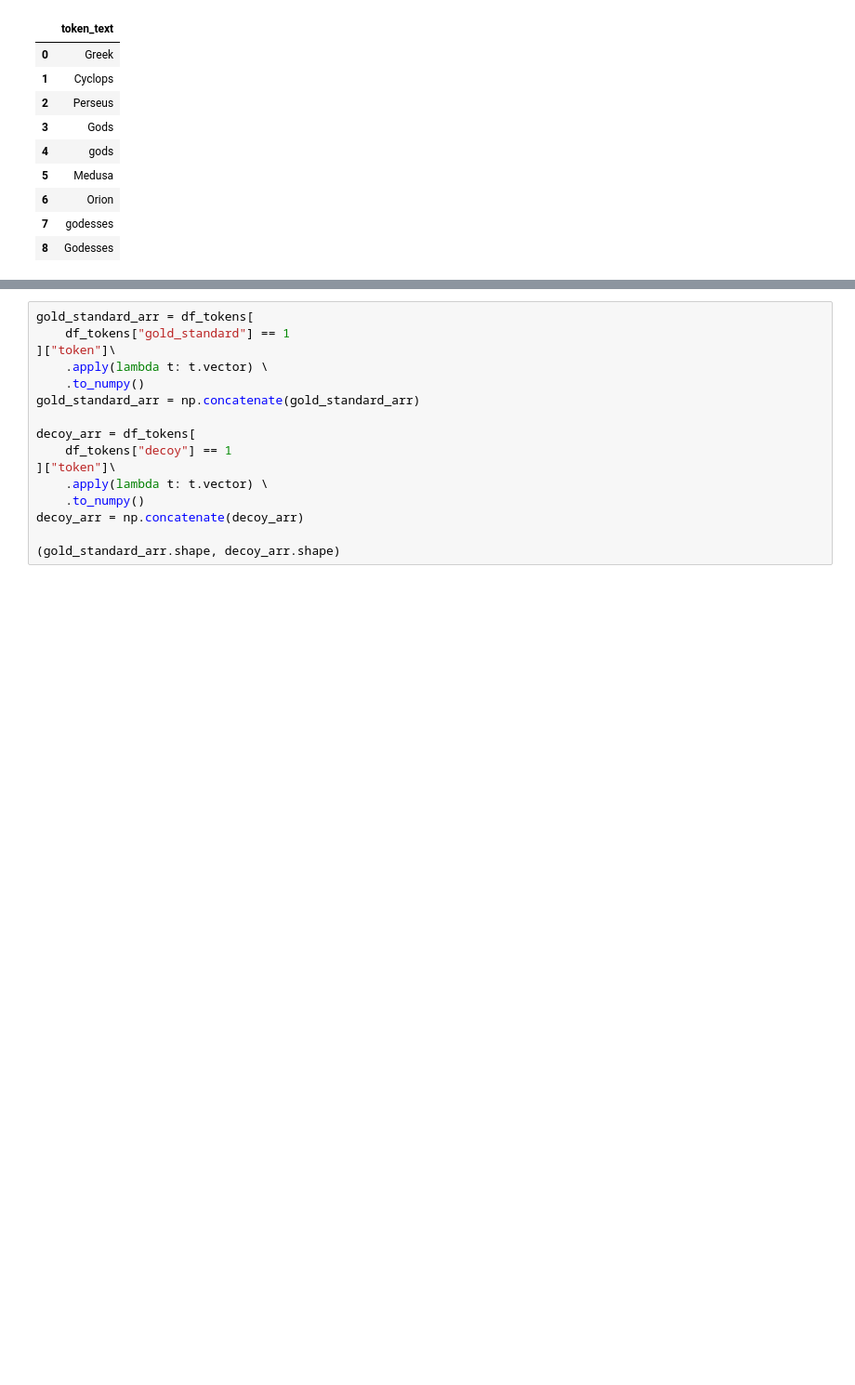
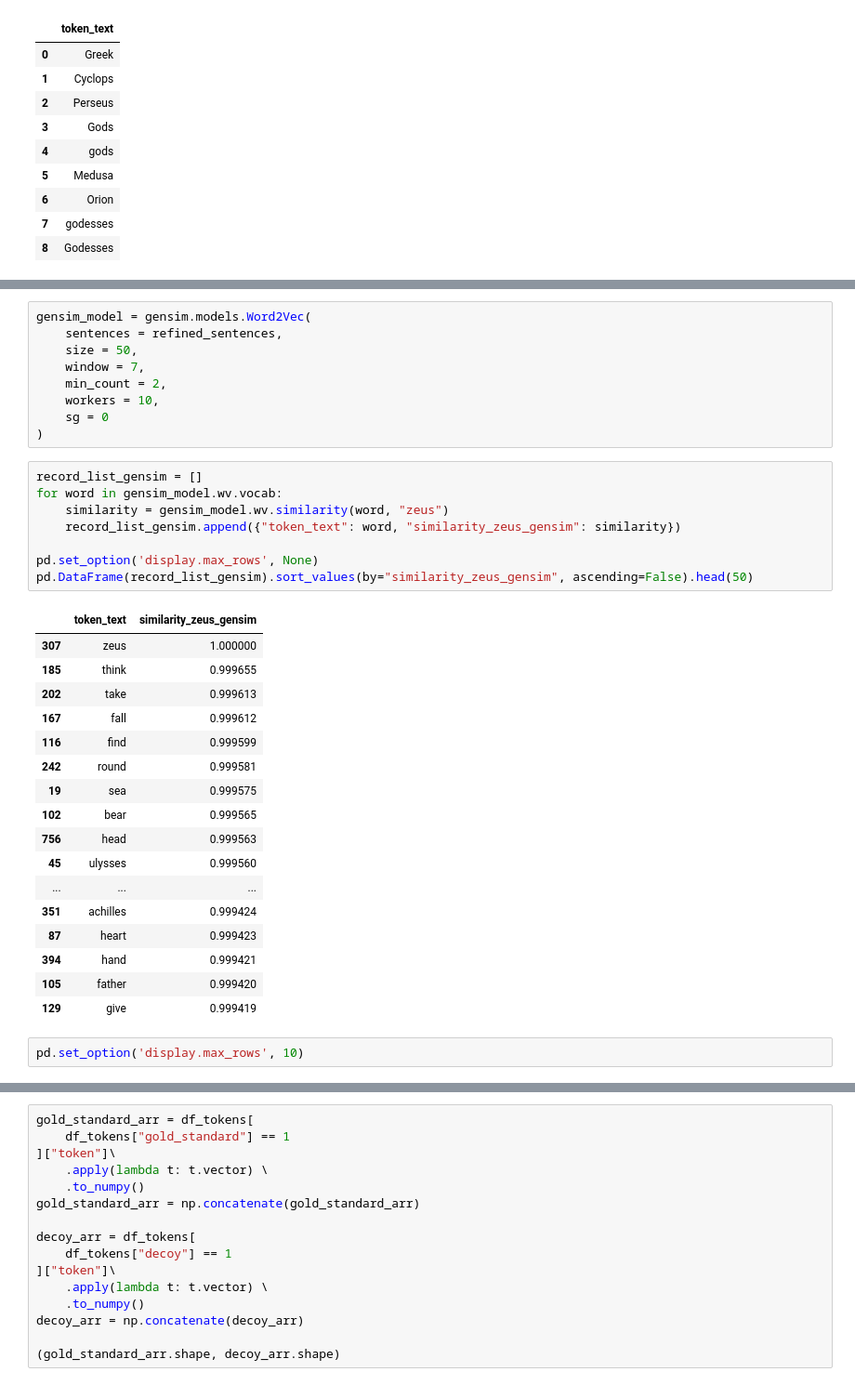
Before and after one commit to AttilaVM/computer-linguistics, a Jupyter notebook: content/NLP_tutorial.ipynb, the cells around one changed output, grey strips where cells are left out. Shown at 93% size. Cells and saved outputs as stored; diff of their text form; blank space fills up the shorter version.

```diff
--- a/content/NLP_tutorial.ipynb
+++ b/content/NLP_tutorial.ipynb
@@ -711,0 +735,37 @@ df_tokens
+# %%
+gensim_model = gensim.models.Word2Vec(
+    sentences = refined_sentences,
+    size = 50,
+    window = 7,
+    min_count = 2,
+    workers = 10,
+    sg = 0
+)
+# %%
+record_list_gensim = []
+for word in gensim_model.wv.vocab:
+    similarity = gensim_model.wv.similarity(word, "zeus")
+    record_list_gensim.append({"token_text": word, "similarity_zeus_gensim": similarity})
+
+pd.set_option('display.max_rows', None)
+pd.DataFrame(record_list_gensim).sort_values(by="similarity_zeus_gensim", ascending=False).head(50)
+# %% [output]
+|  | token_text | similarity_zeus_gensim |
+| 307 | zeus | 1.000000 |
+| 185 | think | 0.999655 |
+| 202 | take | 0.999613 |
+| 167 | fall | 0.999612 |
+| 116 | find | 0.999599 |
+| 242 | round | 0.999581 |
+| 19 | sea | 0.999575 |
+| 102 | bear | 0.999565 |
+| 756 | head | 0.999563 |
+| 45 | ulysses | 0.999560 |
+| ... | ... | ... |
+| 351 | achilles | 0.999424 |
+| 87 | heart | 0.999423 |
+| 394 | hand | 0.999421 |
+| 105 | father | 0.999420 |
+| 129 | give | 0.999419 |
+# %%
+pd.set_option('display.max_rows', 10)
```
Also changed, not shown: parts of 14 cells of this notebook, 1 other file.
